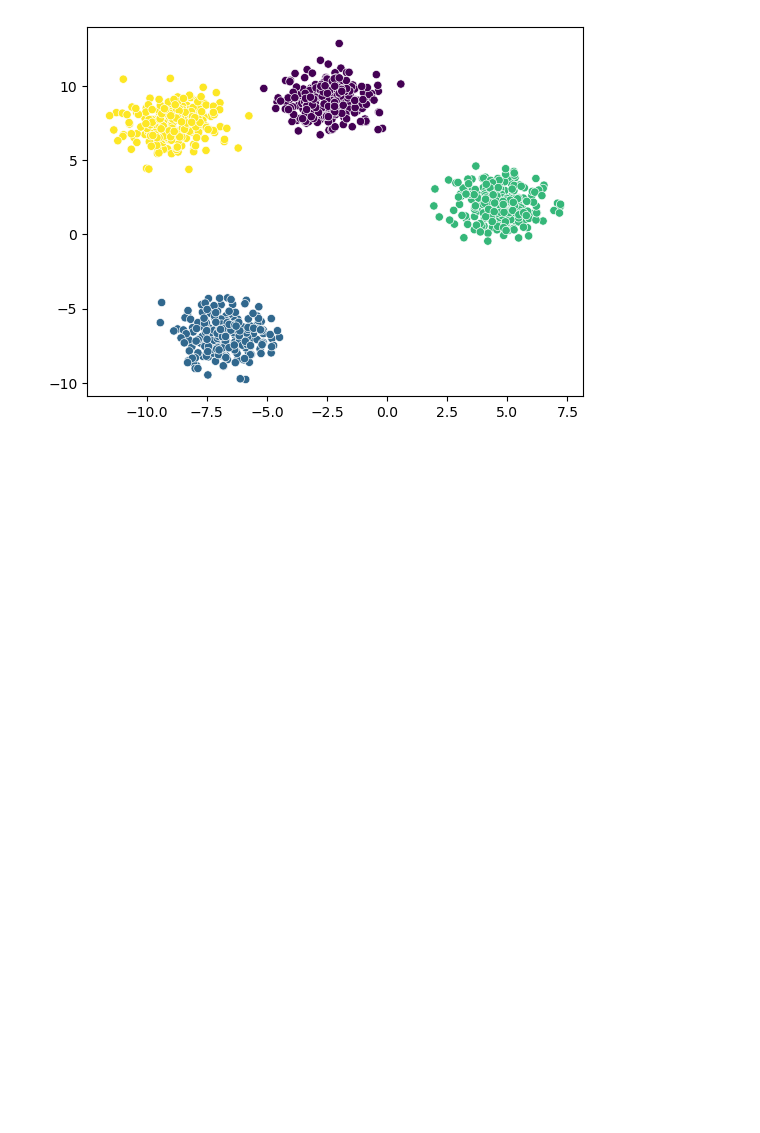
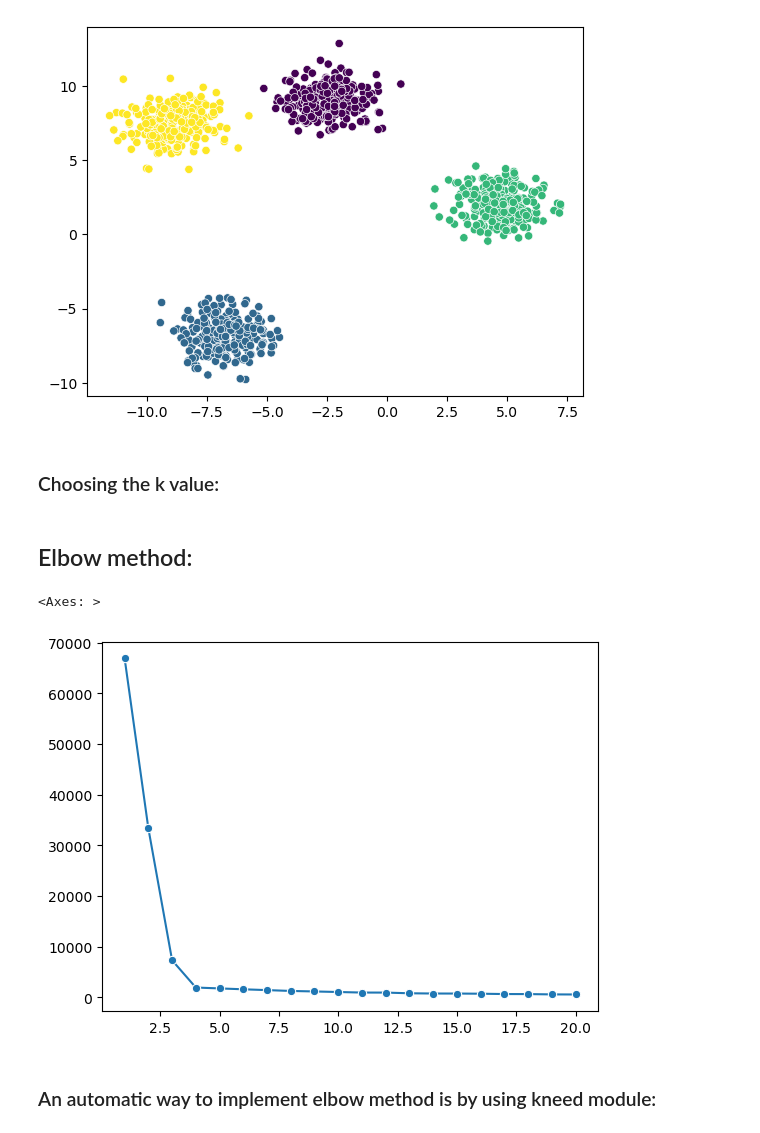
Before and after one commit to CodeByMehra/AiMl, a Jupyter notebook: 05_Unsupervised Learning/01_KMeans.ipynb, the cells around one changed output. Drawn from its saved outputs; the diff is of its cells as text; code cells hidden in the pictures; blank space fills up the shorter version.

```diff
--- a/05_Unsupervised Learning/01_KMeans.ipynb
+++ b/05_Unsupervised Learning/01_KMeans.ipynb
@@ -36,5 +36,5 @@ kmeans = KMeans(
 
 # Fit and predict can be done in same step
 # %%
-y_pred = kmeans.fit_predict(X)
+labels = kmeans.fit_predict(X)   # Labels = Cluster number
 # %%
@@ -42,3 +42,21 @@ sns.scatterplot(x=X[:, 0], y=X[: ,1], c=y_pred)
 # %% [output]
 <Axes: >
 [figure]
+# %% [markdown]
+### Choosing the k value:
+# %% [markdown]
+## Elbow method:
+# %%
+wcss= []
+
+for k in range(1,21):
+    kmeans = KMeans(n_clusters=k)
+    kmeans.fit_predict(X)
+    wcss.append(kmeans.inertia_)   #(inertia_ is the parameter where value of wcss is stored)
+# %%
+sns.lineplot(x=range(1,21), y=wcss, marker='o')
+# %% [output]
+<Axes: >
+[figure, added]
+# %% [markdown]
+### An automatic way to implement elbow method is by using kneed module:
```
Also changed, not shown: parts of 9 cells of this notebook, 1 other file.
